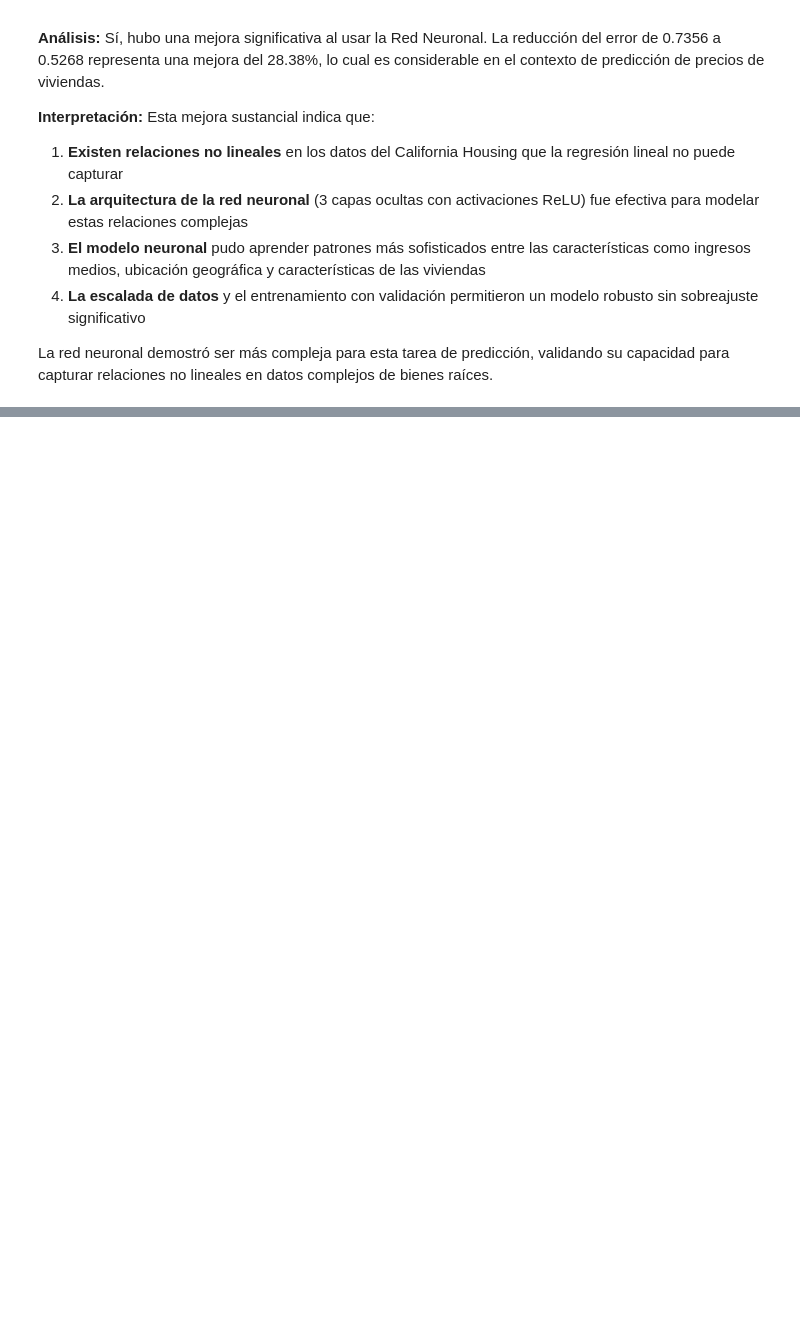
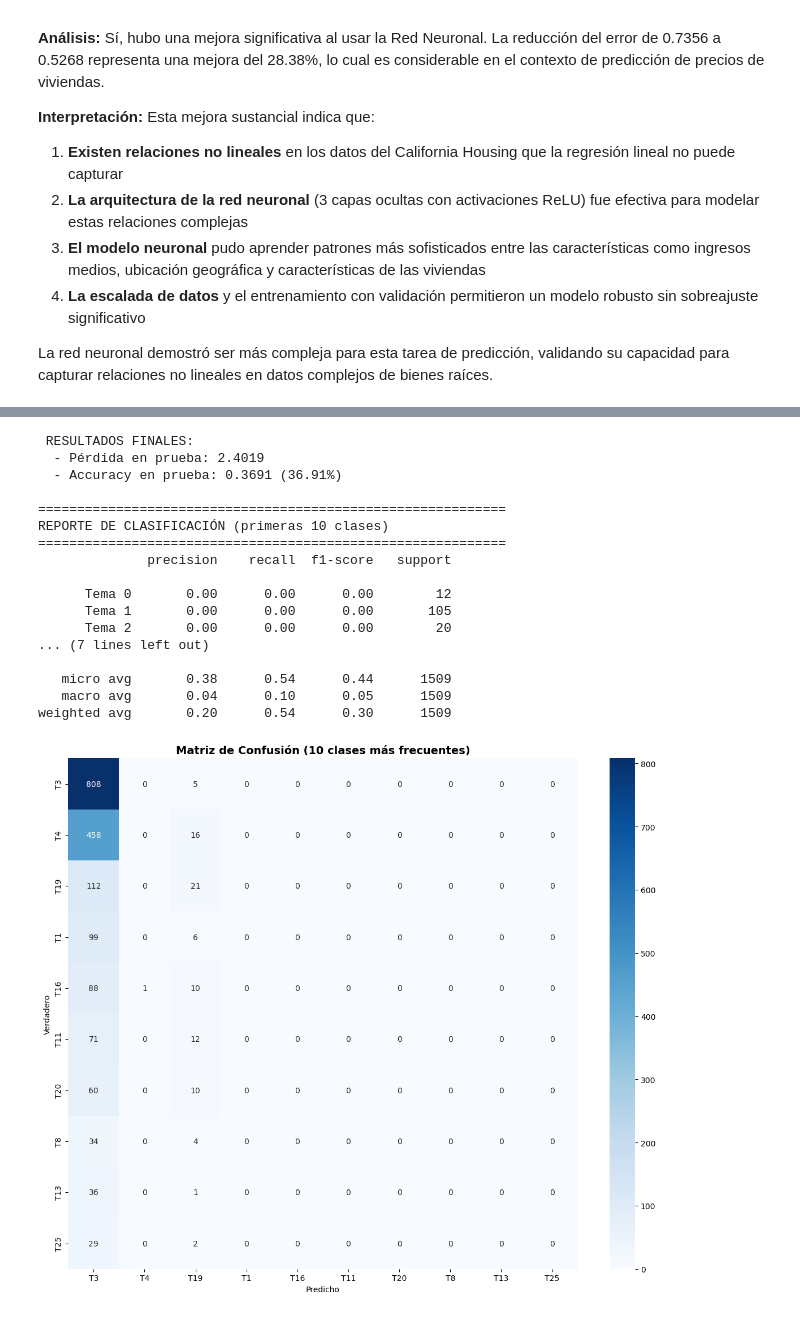
Before and after one commit to karlolhs/IML-QLAB, a Jupyter notebook: IML/PC3/PC3.ipynb, the cells around one changed output, grey strips where cells are left out. Saved outputs shown, nothing was run; the diff lists cells and outputs as text; code cells hidden in the pictures; blank space fills up the shorter version.

```diff
--- a/IML/PC3/PC3.ipynb
+++ b/IML/PC3/PC3.ipynb
@@ -245,0 +532,56 @@ La red neuronal demostró ser más compleja para esta tarea de predicción, vali
+# %%
+# d) EVALUACIÓN EN EL CONJUNTO DE PRUEBA
+# Evaluar el modelo
+test_loss, test_accuracy = model.evaluate(x_test_pad, y_test_cat, verbose=0)
+
+print(f"\n RESULTADOS FINALES:")
+print(f"  - Pérdida en prueba: {test_loss:.4f}")
+print(f"  - Accuracy en prueba: {test_accuracy:.4f} ({test_accuracy*100:.2f}%)")
+
+# Predicciones
+y_pred = model.predict(x_test_pad, verbose=0)
+y_pred_classes = np.argmax(y_pred, axis=1)
+y_test_classes = np.argmax(y_test_cat, axis=1)
+
+# Reporte de clasificación
+print("\n" + "="*60)
+print("REPORTE DE CLASIFICACIÓN (primeras 10 clases)")
+print("="*60)
+print(classification_report(y_test_classes, y_pred_classes,
+                          target_names=[f'Tema {i}' for i in range(num_classes)],
+                          labels=list(range(10))))  # Mostrar solo primeras 10 clases
+
+# Matriz de confusión (para las clases más frecuentes)
+clases_frecuentes = np.argsort(np.bincount(y_test_classes))[-10:][::-1]
+mask = np.isin(y_test_classes, clases_frecuentes) & np.isin(y_pred_classes, clases_frecuentes)
+
+plt.figure(figsize=(12, 10))
+cm = confusion_matrix(y_test_classes[mask], y_pred_classes[mask],
+                      labels=clases_frecuentes)
+sns.heatmap(cm, annot=True, fmt='d', cmap='Blues',
+            xticklabels=[f'T{i}' for i in clases_frecuentes],
+            yticklabels=[f'T{i}' for i in clases_frecuentes])
+plt.title('Matriz de Confusión (10 clases más frecuentes)', fontsize=14, fontweight='bold')
+plt.ylabel('Verdadero')
+plt.xlabel('Predicho')
+plt.tight_layout()
+plt.show()
+# %% [output]
+ RESULTADOS FINALES:
+  - Pérdida en prueba: 2.4019
+  - Accuracy en prueba: 0.3691 (36.91%)
+
+============================================================
+REPORTE DE CLASIFICACIÓN (primeras 10 clases)
+============================================================
+              precision    recall  f1-score   support
+
+      Tema 0       0.00      0.00      0.00        12
+      Tema 1       0.00      0.00      0.00       105
+      Tema 2       0.00      0.00      0.00        20
+... (7 lines left out)
+
+   micro avg       0.38      0.54      0.44      1509
+   macro avg       0.04      0.10      0.05      1509
+weighted avg       0.20      0.54      0.30      1509
+[figure, added]
```
Also changed, not shown: parts of 21 cells of this notebook.
